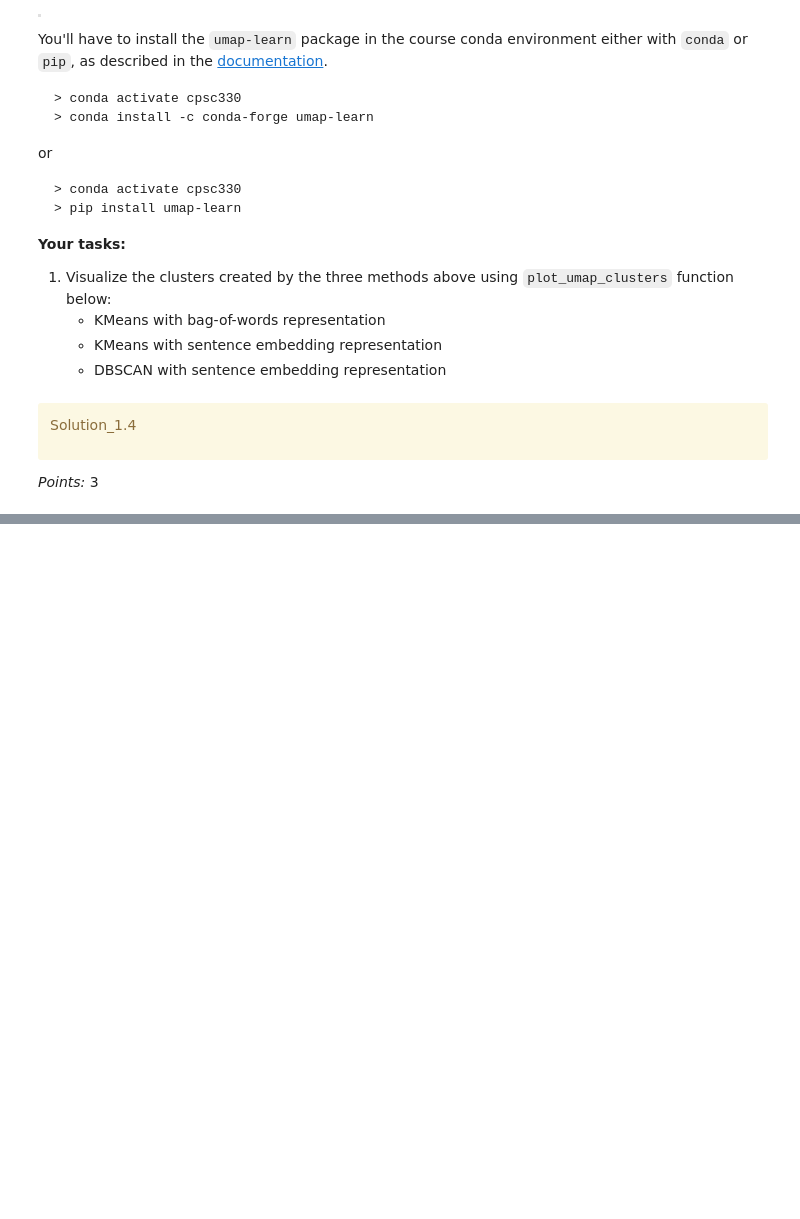
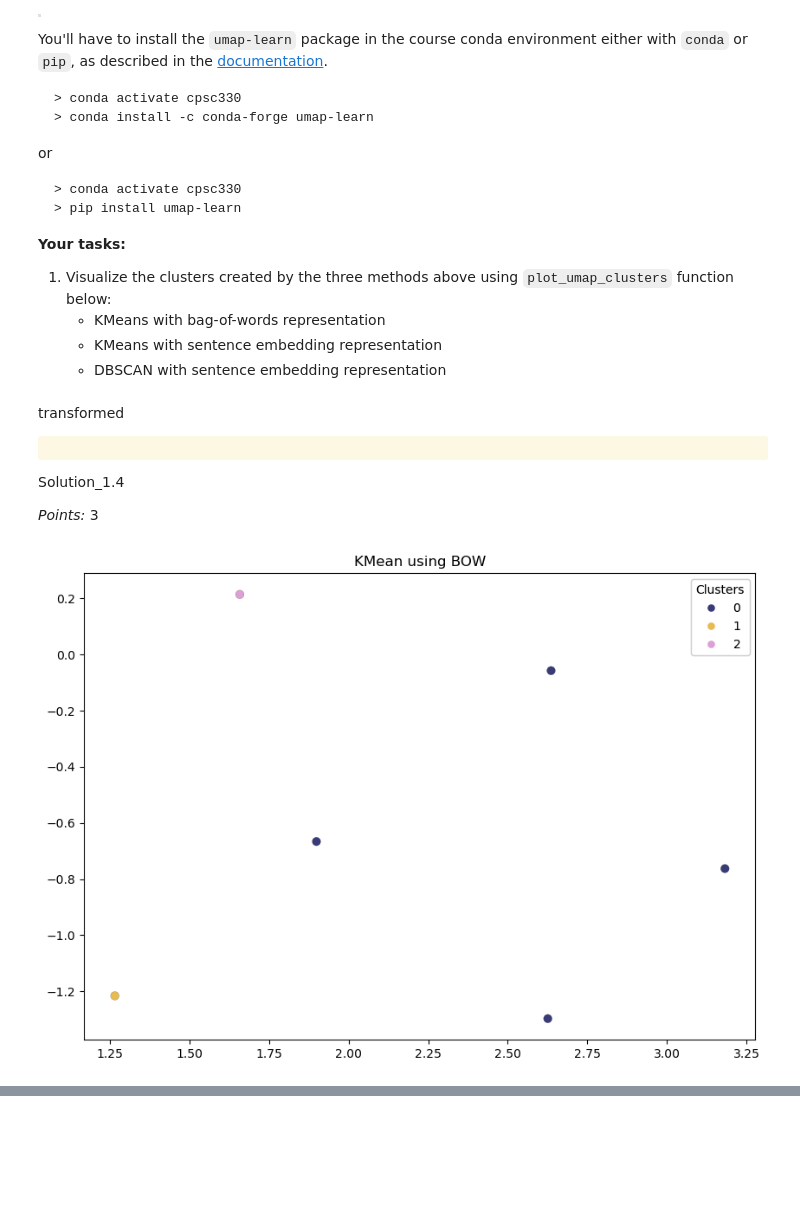
Before and after one commit to Nick-zhen/ML-Project, a Jupyter notebook: hw6/hw6.ipynb, the cells around one changed output, grey strips where cells are left out. Drawn from its saved outputs; the diff is of its cells as text; code cells hidden in the pictures; blank space fills up the shorter version.

```diff
--- a/hw6/hw6.ipynb
+++ b/hw6/hw6.ipynb
@@ -175,7 +171,11 @@ Solution_1.2
 
 _Points:_ 3
 # %%
-countvec = None # A variable for `CountVectorizer` object
-transformed = None # A variable for the BOW representation of words
-
-...
+# adopted from lecture 6
+countvec = CountVectorizer(stop_words='english') # A variable for `CountVectorizer` object
+transformed = countvec.fit_transform(wiki_df['text']) # A variable for the BOW representation of words
+transformed
+bow_df = pd.DataFrame(
+    transformed.toarray(), columns=countvec.get_feature_names_out(), index=wiki_df.index
+)
+bow_df
@@ -186,0 +191,6 @@ kmeans_labels = None # list
+# %%
+kmeans_wiki = KMeans(random_state=42, n_clusters=3) # KMeans object
+kmeans_wiki.fit(transformed)
+
+kmeans_labels = kmeans_wiki.labels_.tolist() # list
+kmeans_labels
@@ -387,7 +422,7 @@ def plot_umap_clusters(
             ax.annotate(" ".join(txt.split()[:10]), (x[i], y[i]))
     plt.show()
 # %% [markdown]
-<div class="alert alert-warning">
+transformed<div class="alert alert-warning">
 
 Solution_1.4
 
@@ -398,0 +432,6 @@ _Points:_ 3
+# %%
+# adopted from lecture 14
+
+plot_umap_clusters(transformed, kmeans_labels, title="KMean using BOW")
+# %% [output]
+[figure, added]
```
Also changed, not shown: parts of 18 cells of this notebook.
